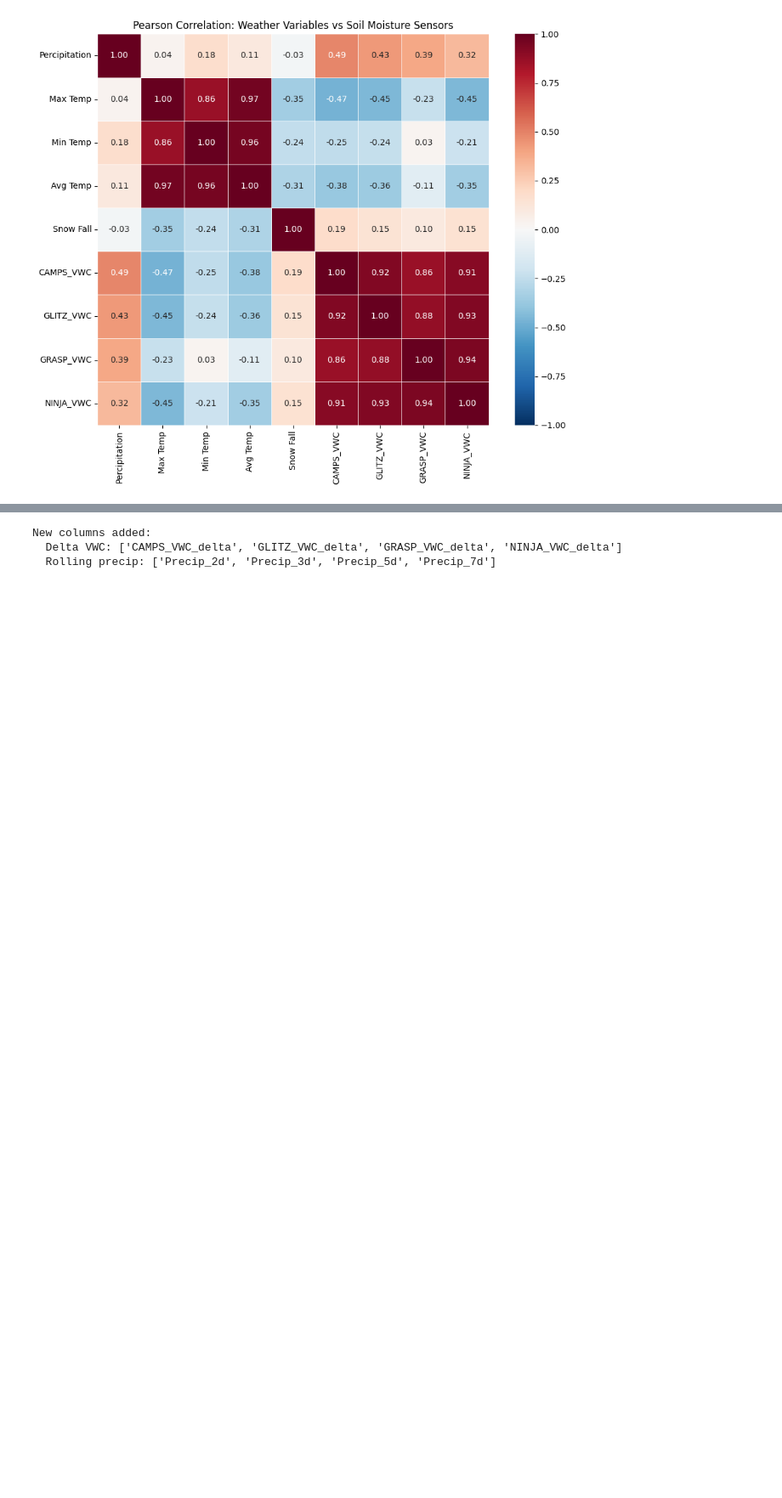
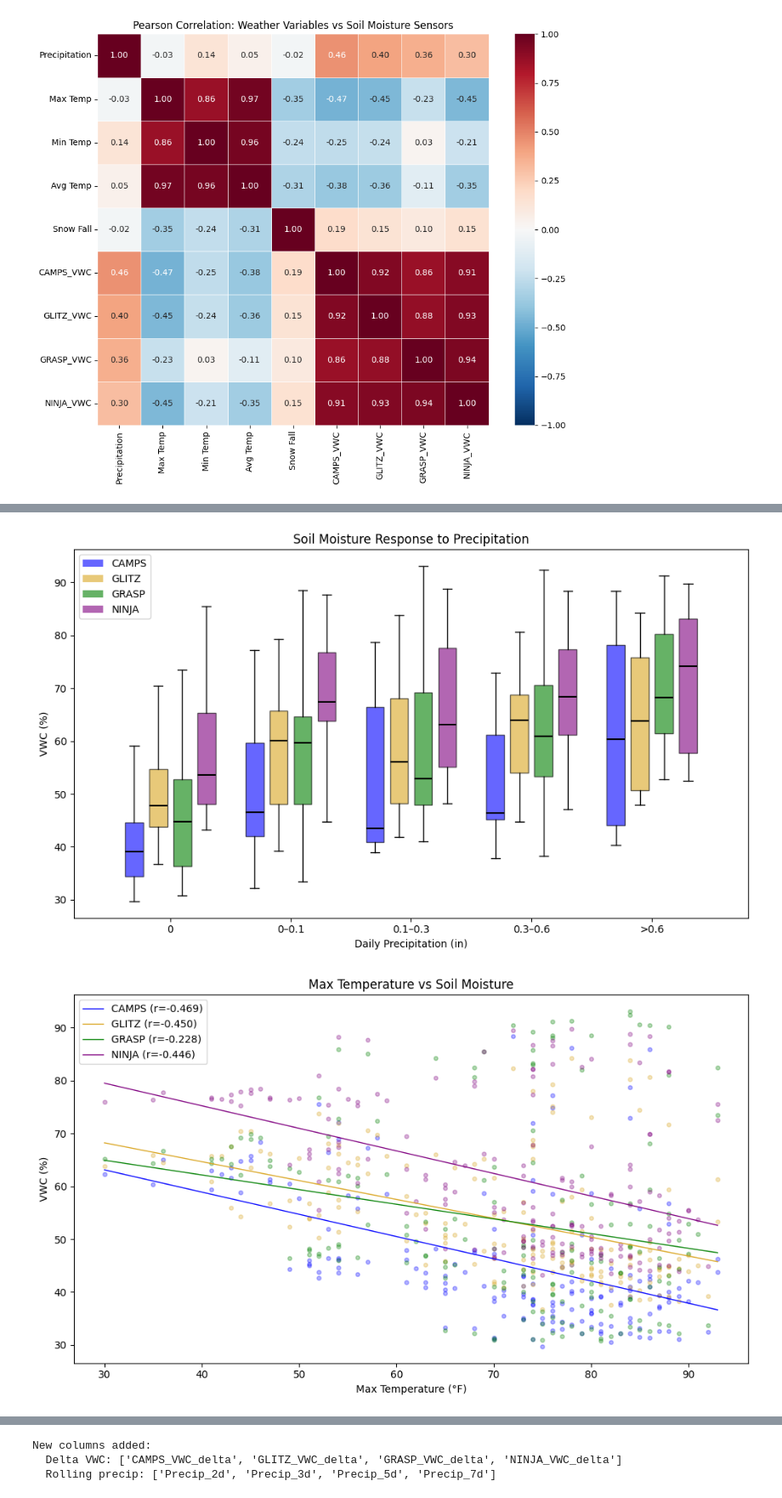
Before and after one commit to cta48/GeoData-Soil-Moisture-Sensors, a Jupyter notebook: GeoData_Soil_Moisture_Sensors.ipynb, the cells around one changed output, grey strips where cells are left out. Shown at 85% size. Saved outputs shown, nothing was run; the diff lists cells and outputs as text; code cells hidden in the pictures; blank space fills up the shorter version.

```diff
--- a/GeoData_Soil_Moisture_Sensors.ipynb
+++ b/GeoData_Soil_Moisture_Sensors.ipynb
@@ -232,7 +232,7 @@ plt.show()
 [figure]
 # %%
 # Statistical significance: Pearson r with p-values
-weather_vars = ['Percipitation', 'Max Temp', 'Min Temp', 'Avg Temp', 'Snow Fall']
+weather_vars = ['Precipitation', 'Max Temp', 'Min Temp', 'Avg Temp', 'Snow Fall']
 sensor_vars = [c for c in merged.columns if '_VWC' in c]
 
 results = []
@@ -292,3 +266,72 @@ plt.show()
+# %%
+# ---- PRECIPITATION: Binned box plot ----
+fig, ax = plt.subplots(figsize=(10, 6))
+
+precip_bins = [0, 0.01, 0.1, 0.3, 0.6, 3.0]
+bin_labels = ['0', '0–0.1', '0.1–0.3', '0.3–0.6', '>0.6']
+merged['precip_bin'] = pd.cut(merged['Precipitation'], bins=precip_bins, labels=bin_labels, include_lowest=True)
+
+colors = {'CAMPS': 'blue', 'GLITZ': '#DAA520', 'GRASP': 'green', 'NINJA': 'purple'}
+positions_offset = {'CAMPS': -0.3, 'GLITZ': -0.1, 'GRASP': 0.1, 'NINJA': 0.3}
+
+for sensor in sensor_vars:
+    name = sensor.replace('_VWC', '')
+    data_by_bin = []
+    pos = []
+    for j, label in enumerate(bin_labels):
+        subset = merged.loc[merged['precip_bin'] == label, sensor].dropna()
+        data_by_bin.append(subset.values)
+        pos.append(j + positions_offset[name])
+
+    bp = ax.boxplot(data_by_bin, positions=pos, widths=0.15, patch_artist=True,
+                    showfliers=False, medianprops=dict(color='black', linewidth=1.5))
+    for patch in bp['boxes']:
+        patch.set_facecolor(colors[name])
+        patch.set_alpha(0.6)
+
+ax.set_xticks(range(len(bin_labels)))
+ax.set_xticklabels(bin_labels)
+ax.set_xlabel('Daily Precipitation (in)')
+ax.set_ylabel('VWC (%)')
+ax.set_title('Soil Moisture Response to Precipitation')
+
+# Manual legend
+from matplotlib.patches import Patch
+legend_elements = [Patch(facecolor=c, alpha=0.6, label=n) for n, c in colors.items()]
+ax.legend(handles=legend_elements)
+plt.tight_layout()
+plt.show()
+
+
+# ---- TEMPERATURE: Regression with confidence bands ----
+# Temperature scatter with per-sensor regression lines
+fig, ax = plt.subplots(figsize=(10, 6))
+
+colors = {'CAMPS_VWC': 'blue', 'GLITZ_VWC': '#DAA520', 'GRASP_VWC': 'green', 'NINJA_VWC': 'purple'}
+
+for sensor in sensor_vars:
+    temp_df = merged[['Max Temp', sensor]].dropna().sort_values('Max Temp')
+    x = temp_df['Max Temp'].values
+    y = temp_df[sensor].values
+    r, _ = stats.pearsonr(x, y)
+    name = sensor.replace('_VWC', '')
+
+    ax.scatter(x, y, alpha=0.3, s=15, color=colors[sensor])
+
+    # Regression line
+    slope, intercept = np.polyfit(x, y, 1)
+    ax.plot(x, slope * x + intercept, color=colors[sensor], linewidth=1.0,
+            label=f'{name} (r={r:.3f})')
+
+ax.set_xlabel('Max Temperature (°F)')
+ax.set_ylabel('VWC (%)')
+ax.set_title('Max Temperature vs Soil Moisture')
+ax.legend()
+plt.tight_layout()
+plt.show()
+# %% [output]
+[figure, added]
+[figure, added]
 # %%
 # Lagged Cross-Correlation: Precipitation -> VWC (0 to 7 day lag)
 # Tests: does rain on day X predict soil moisture on day X+lag?
```
Also changed, not shown: parts of 8 cells of this notebook.
